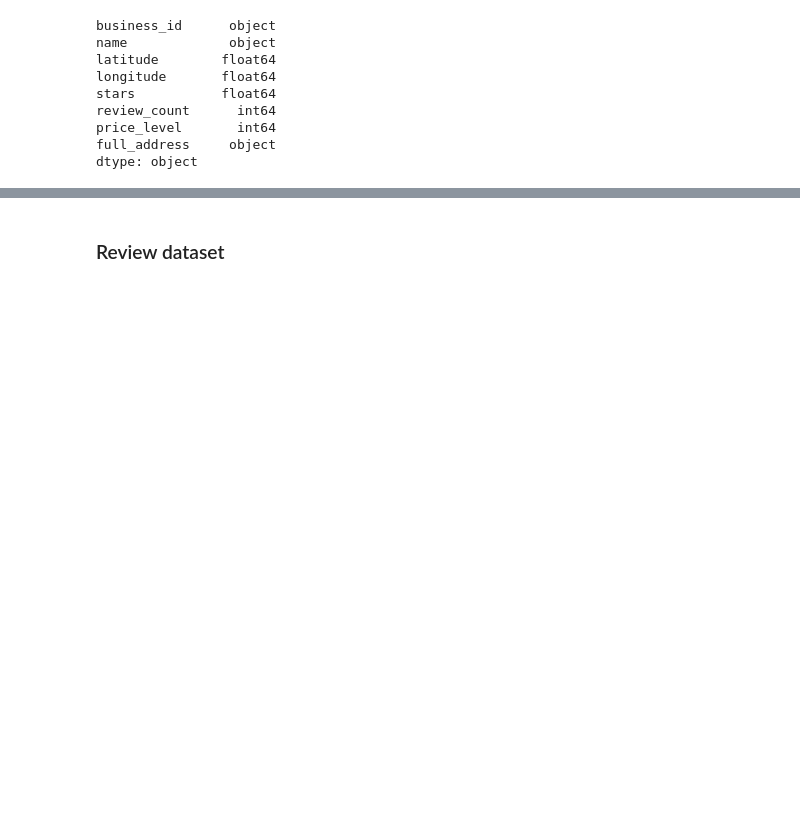
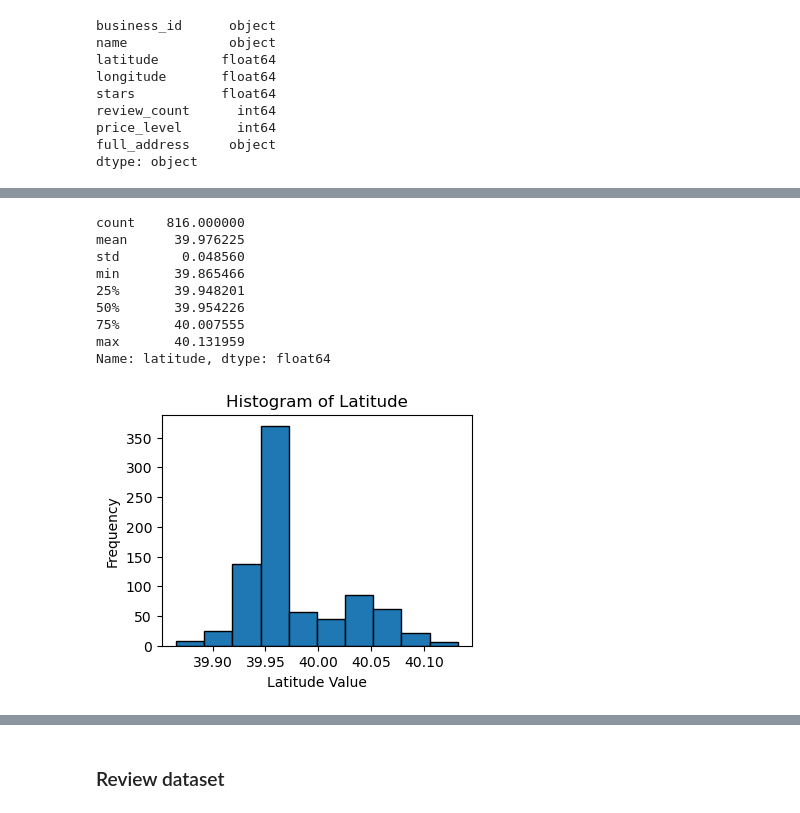
Before and after one commit to avesselinov/Project1, a Jupyter notebook: SCRIPTS/yelp_restaurant_cleaning.ipynb, the cells around one changed output, grey strips where cells are left out. Drawn from its saved outputs; the diff is of its cells as text; code cells hidden in the pictures; blank space fills up the shorter version.

```diff
--- a/SCRIPTS/yelp_restaurant_cleaning.ipynb
+++ b/SCRIPTS/yelp_restaurant_cleaning.ipynb
@@ -285,0 +303,23 @@ dtype: object
+# %%
+# latitude
+display(philly_rest['latitude'].describe())
+
+# histogram
+fig, ax = plt.subplots(figsize=(4, 3))  # Assigns an Axes object
+plt.hist(philly_rest['latitude'], edgecolor='black')
+ax.set_xlabel("Latitude Value")
+ax.set_ylabel("Frequency")
+ax.set_title("Histogram of Latitude")
+fig.show()
+fig.savefig('lat_histogram.png')
+# %% [output]
+count    816.000000
+mean      39.976225
+std        0.048560
+min       39.865466
+25%       39.948201
+50%       39.954226
+75%       40.007555
+max       40.131959
+Name: latitude, dtype: float64
+[figure, added]
```
Also changed, not shown: parts of 16 cells of this notebook, 1 other file.
